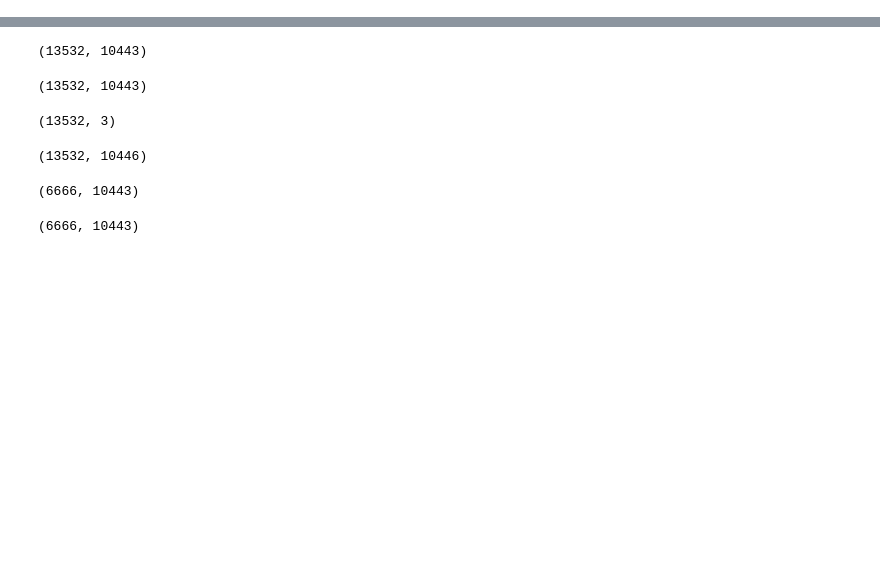
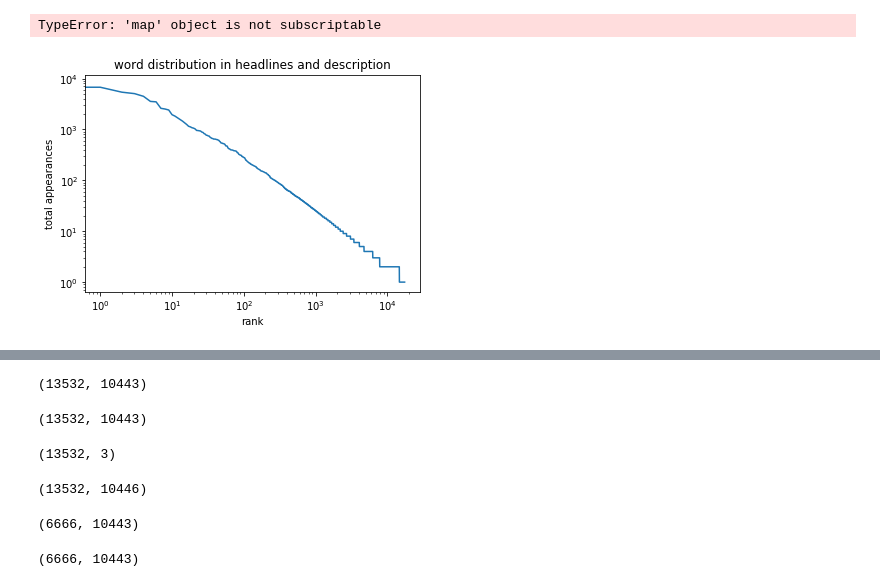
Before and after one commit to neha01mittal/nlp-web-summariser, a Jupyter notebook: NLP-Classifier.ipynb, the cells around one changed output, grey strips where cells are left out. Cells and saved outputs as stored; diff of their text form; code cells hidden in the pictures; blank space fills up the shorter version.

```diff
--- a/NLP-Classifier.ipynb
+++ b/NLP-Classifier.ipynb
@@ -18,3 +36,28 @@ webpage_list = list(zip(urls, sentences, tags, y_true))
+# %%
+from collections import Counter
+from itertools import chain
+def get_vocab(lst):
+    vocabcount = Counter(w for txt in lst for w in txt.split())
+    vocab = map(lambda x: x[0], sorted(vocabcount.items(), key=lambda x: -x[1]))
+    return vocab, vocabcount
+# %%
+vocab, vocabcount = get_vocab(sentences)
+# %%
+print(vocab[:50])
+print('...',len(vocab))
+# %% [output]
+TypeError: 'map' object is not subscriptable
+# %%
+import matplotlib.pyplot as plt
+%matplotlib inline
+plt.plot([vocabcount[w] for w in vocab]);
+plt.gca().set_xscale("log", nonposx='clip')
+plt.gca().set_yscale("log", nonposy='clip')
+plt.title('word distribution in headlines and description')
+plt.xlabel('rank')
+plt.ylabel('total appearances');
+# %% [output]
+[figure, added]
 # %%
 train, test = train_test_split(webpage_list, test_size = 0.33, random_state = 49)
 # %%
```
Also changed, not shown: parts of 6 cells of this notebook.
